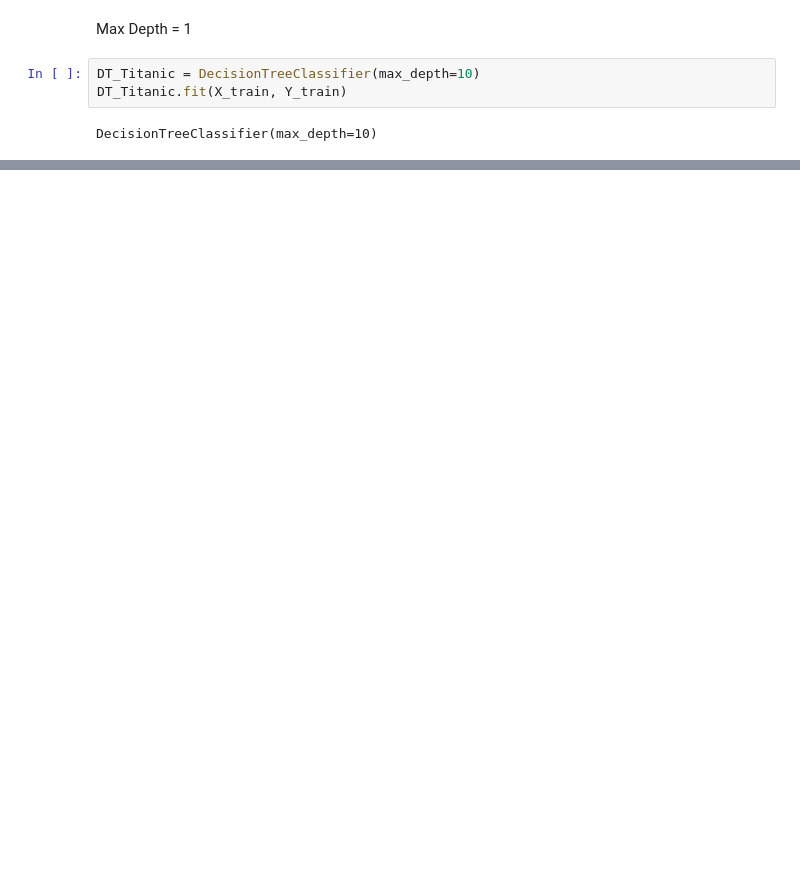
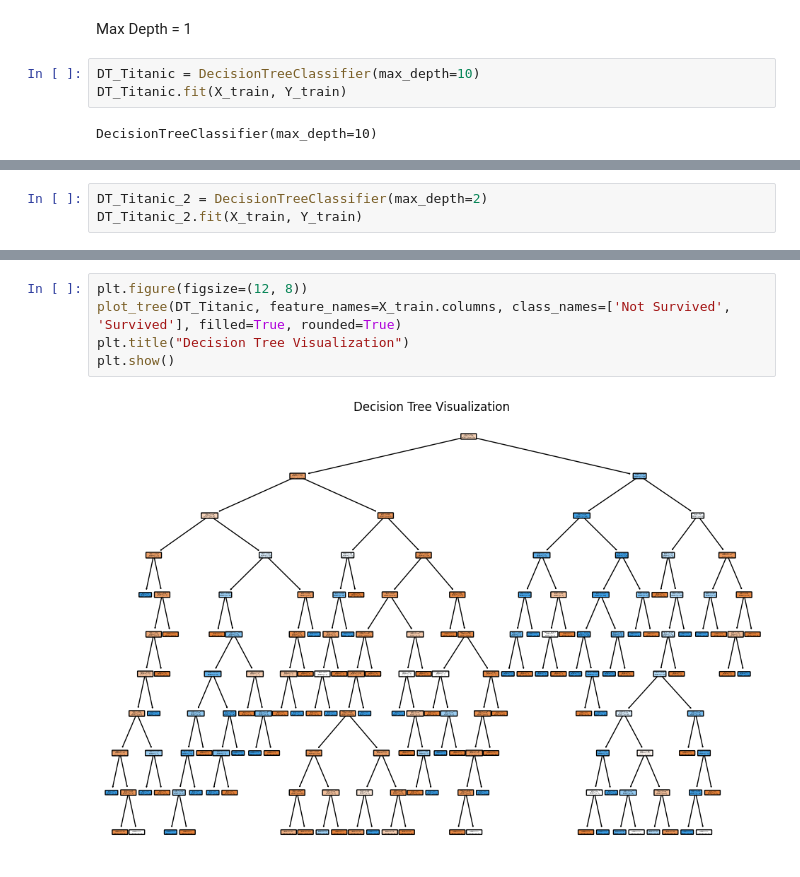
Before and after one commit to mal-elbakry18/ML_project, a Jupyter notebook: Model_DT/titanic/DT.ipynb, the cells around one changed output, grey strips where cells are left out. Cells and saved outputs as stored; diff of their text form; blank space fills up the shorter version.

```diff
--- a/Model_DT/titanic/DT.ipynb
+++ b/Model_DT/titanic/DT.ipynb
@@ -756,0 +784,3 @@ plt.show()
+# %%
+DT_Titanic_2 = DecisionTreeClassifier(max_depth=2)
+DT_Titanic_2.fit(X_train, Y_train)
@@ -756,0 +809,7 @@ plt.show()
+# %%
+plt.figure(figsize=(12, 8))
+plot_tree(DT_Titanic, feature_names=X_train.columns, class_names=['Not Survived', 'Survived'], filled=True, rounded=True)
+plt.title("Decision Tree Visualization")
+plt.show()
+# %% [output]
+[figure, added]
```
Also changed, not shown: parts of 20 cells of this notebook, 4 other files.
